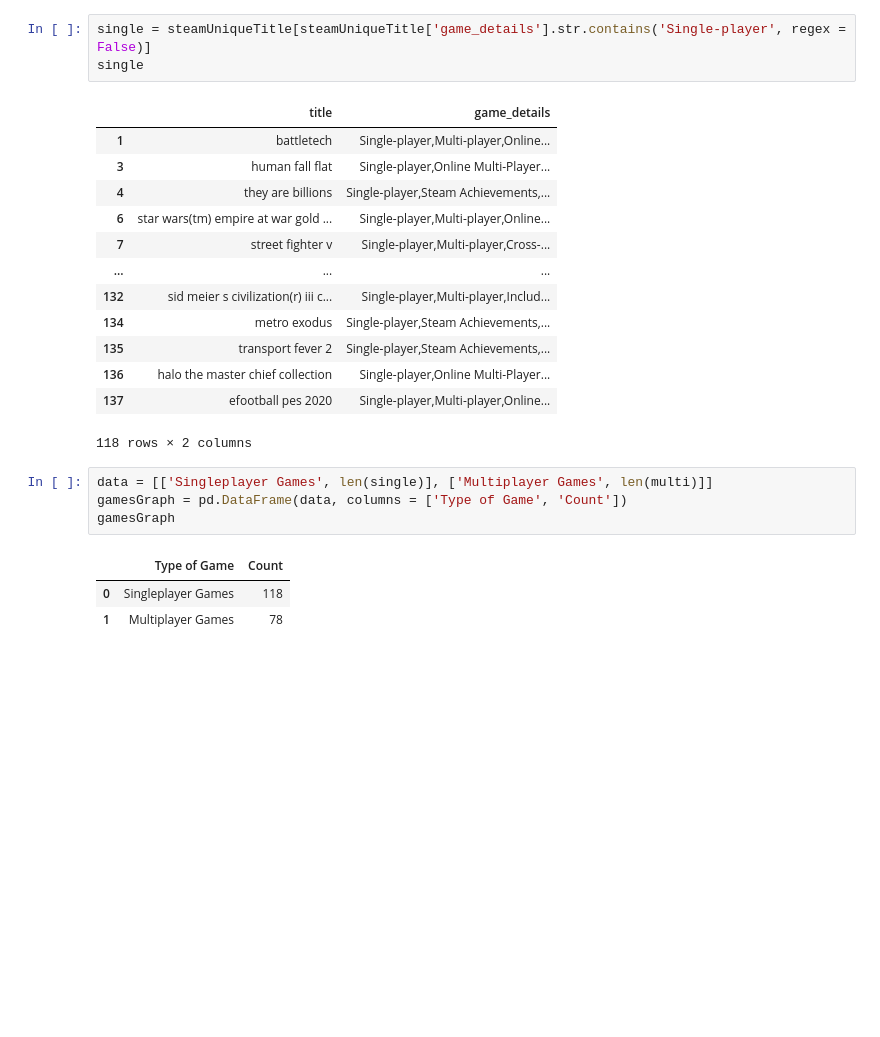
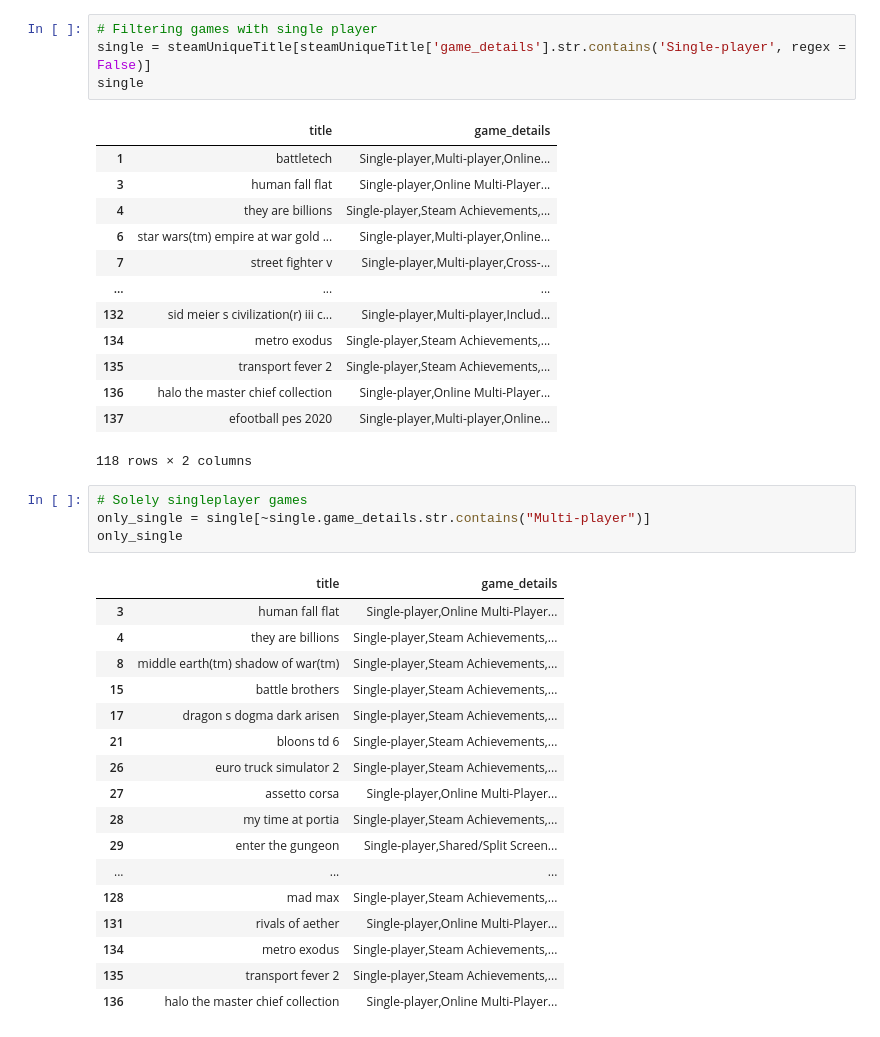
Before and after one commit to pyaepyaelily/videoGame, a Jupyter notebook: Mutli_Single_Justin.ipynb, the cells around one changed output. Saved outputs shown, nothing was run; the diff lists cells and outputs as text; blank space fills up the shorter version.

```diff
--- a/Mutli_Single_Final.ipynb
+++ b/Mutli_Single_Justin.ipynb
@@ -136,4 +169,5 @@ multi
 # %%
+# Filtering games with single player
 single = steamUniqueTitle[steamUniqueTitle['game_details'].str.contains('Single-player', regex = False)]
 single
 # %% [output]
@@ -150,11 +184,25 @@ single
 | 136 | halo the master chief collection | Single-player,Online Multi-Player... |
 | 137 | efootball pes 2020 | Single-player,Multi-player,Online... |
 118 rows × 2 columns
-# %%
-data = [['Singleplayer Games', len(single)], ['Multiplayer Games', len(multi)]]
-gamesGraph = pd.DataFrame(data, columns = ['Type of Game', 'Count'])
-gamesGraph
-# %% [output]
-|  | Type of Game | Count |
-| 0 | Singleplayer Games | 118 |
-| 1 | Multiplayer Games | 78 |
+# %%
+# Solely singleplayer games
+only_single = single[~single.game_details.str.contains("Multi-player")]
+only_single
+# %% [output]
+|  | title | game_details |
+| 3 | human fall flat | Single-player,Online Multi-Player... |
+| 4 | they are billions | Single-player,Steam Achievements,... |
+| 8 | middle earth(tm) shadow of war(tm) | Single-player,Steam Achievements,... |
+| 15 | battle brothers | Single-player,Steam Achievements,... |
+| 17 | dragon s dogma dark arisen | Single-player,Steam Achievements,... |
+| 21 | bloons td 6 | Single-player,Steam Achievements,... |
+| 26 | euro truck simulator 2 | Single-player,Steam Achievements,... |
+| 27 | assetto corsa | Single-player,Online Multi-Player... |
+| 28 | my time at portia | Single-player,Steam Achievements,... |
+| 29 | enter the gungeon | Single-player,Shared/Split Screen... |
+| ... | ... | ... |
+| 128 | mad max | Single-player,Steam Achievements,... |
+| 131 | rivals of aether | Single-player,Online Multi-Player... |
+| 134 | metro exodus | Single-player,Steam Achievements,... |
+| 135 | transport fever 2 | Single-player,Steam Achievements,... |
+| 136 | halo the master chief collection | Single-player,Online Multi-Player... |
```
Also changed, not shown: parts of 13 cells of this notebook, 1 other file.
